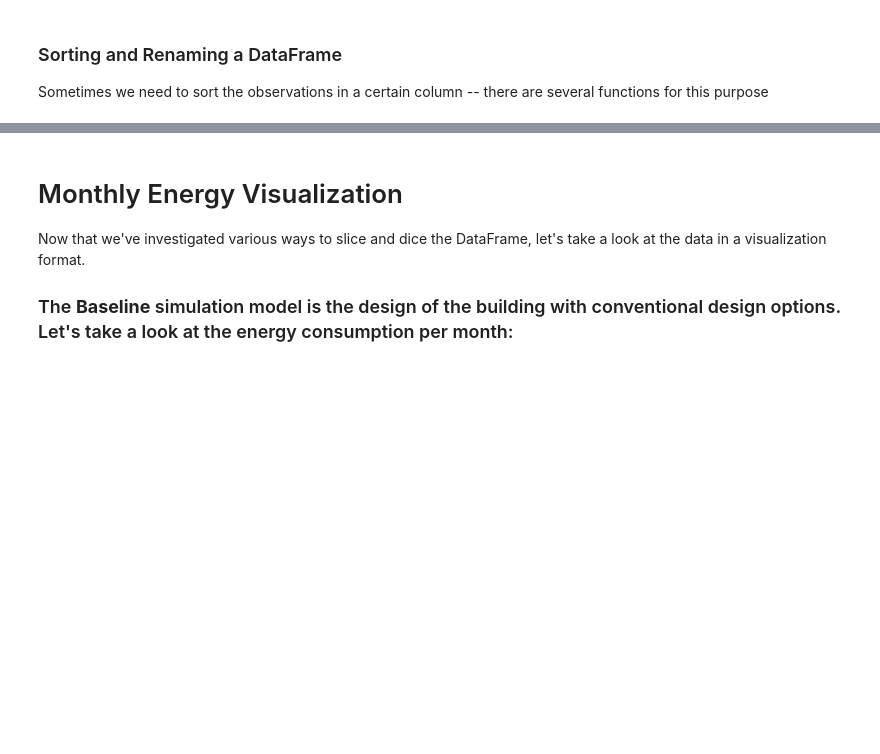
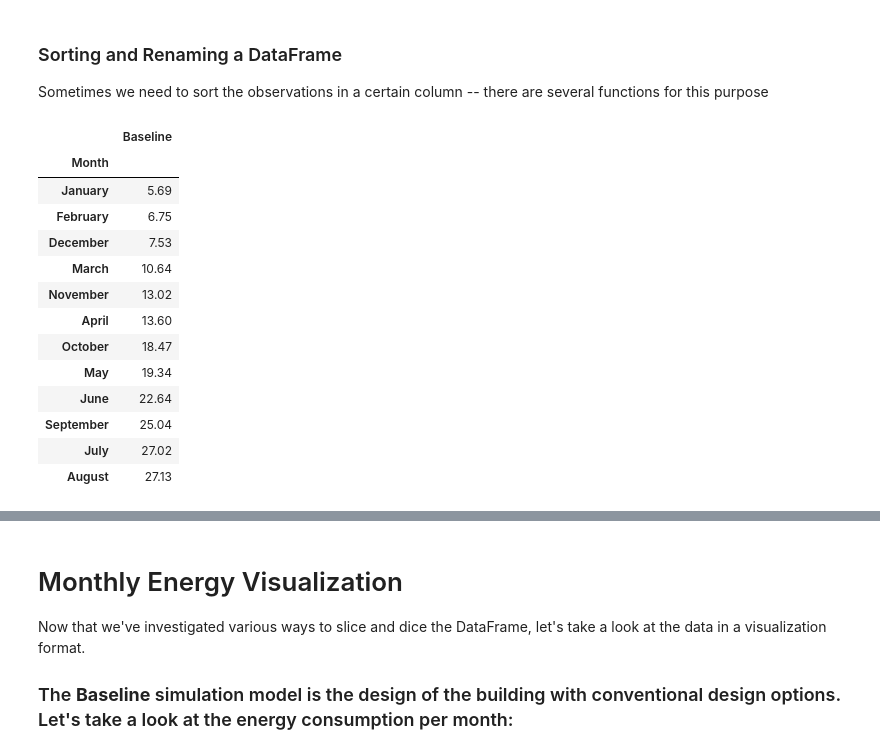
Before and after one commit to emel333/built_env_data, a Jupyter notebook: course-materials/2 - Building Design - Intro to Pandas/Pandas Fundamentals - Building Simulation Analysis.ipynb, the cells around one changed output, grey strips where cells are left out. Drawn from its saved outputs; the diff is of its cells as text; code cells hidden in the pictures; blank space fills up the shorter version.

```diff
--- a/course-materials/2 - Building Design - Intro to Pandas/Pandas Fundamentals - Building Simulation Analysis.ipynb
+++ b/course-materials/2 - Building Design - Intro to Pandas/Pandas Fundamentals - Building Simulation Analysis.ipynb
@@ -139,6 +259,21 @@ baseline_data.sample(n=3)
 
 Sometimes we need to sort the observations in a certain column -- there are several functions for this purpose
 # %%
-baseline_data.sort_values('Baseline')
+baseline_data.sort_values('Baseline', ascending=True)
+# %% [output]
+|  | Baseline |
+| Month |  |
+| January | 5.69 |
+| February | 6.75 |
+| December | 7.53 |
+| March | 10.64 |
+| November | 13.02 |
+| April | 13.60 |
+| October | 18.47 |
+| May | 19.34 |
+| June | 22.64 |
+| September | 25.04 |
+| July | 27.02 |
+| August | 27.13 |
 # %%
 baseline_data.sort_index()
```
Also changed, not shown: parts of 32 cells of this notebook, 2 other files.
